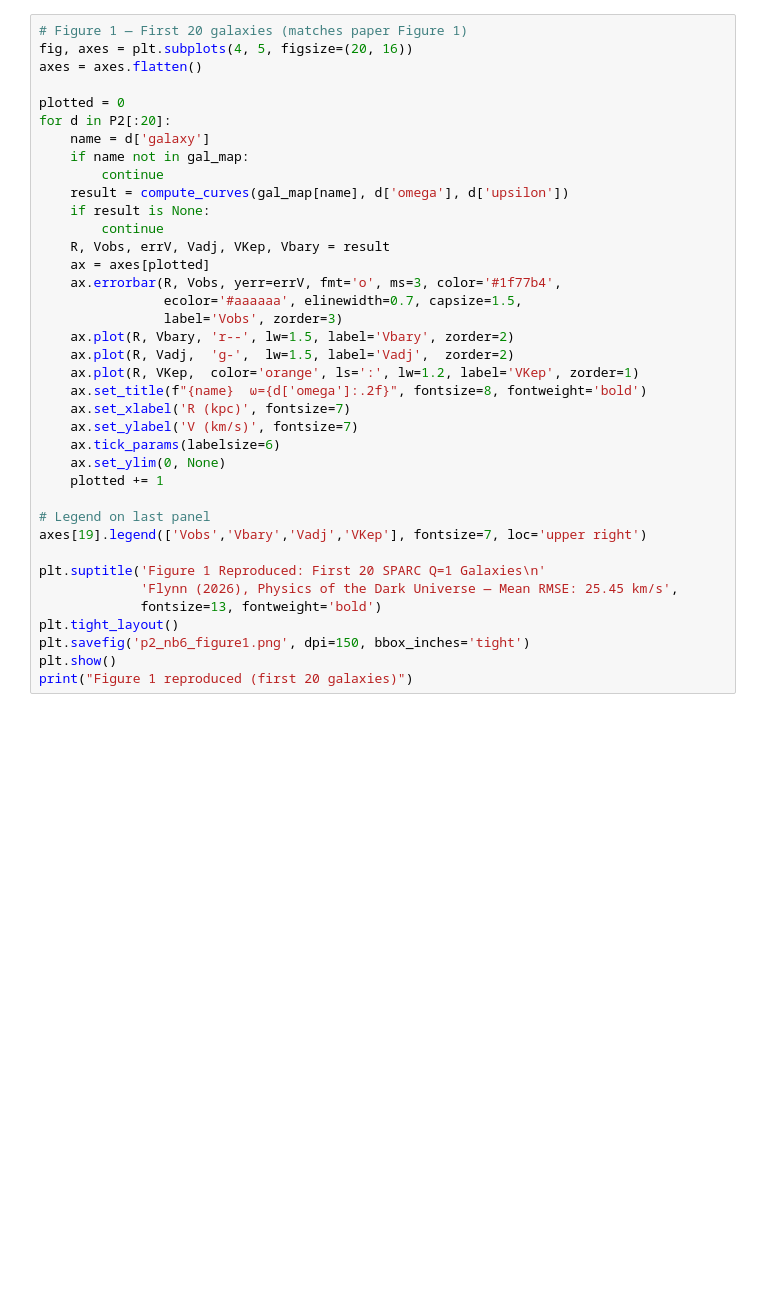
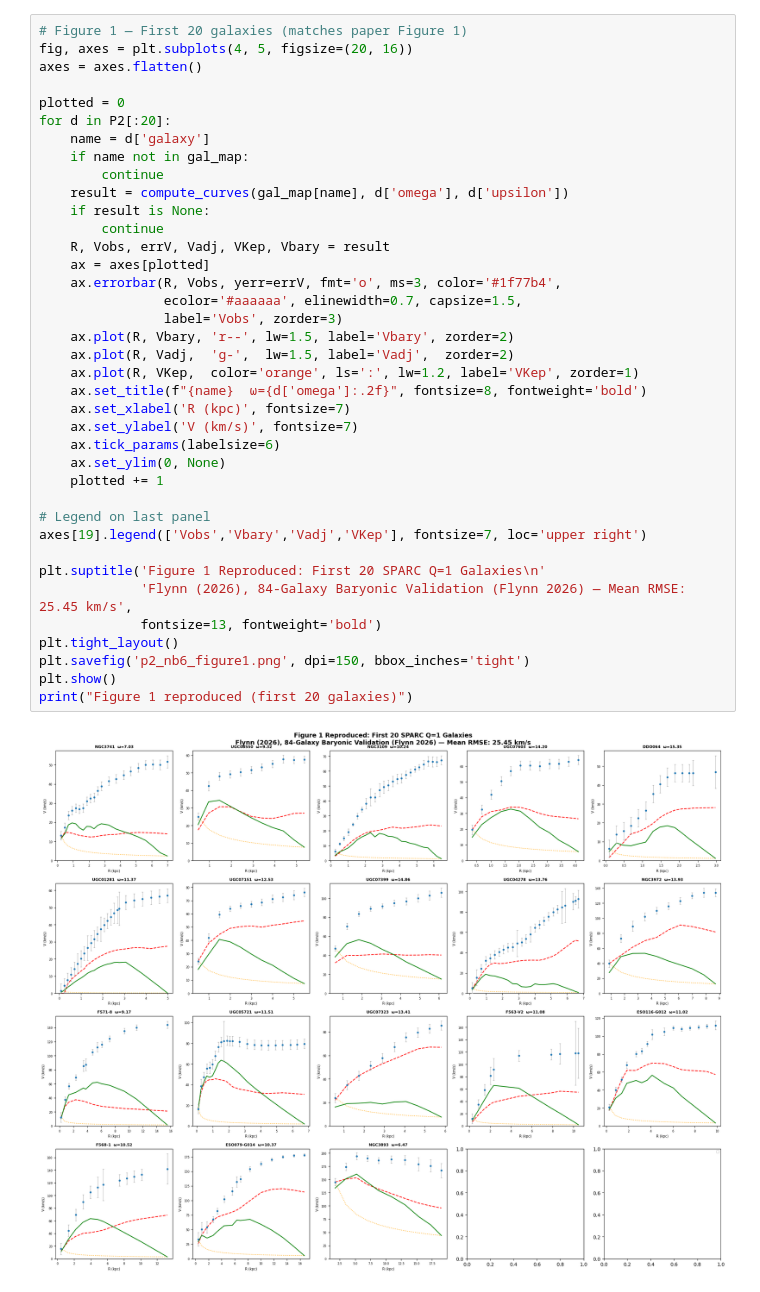
Before and after one commit to eps-research/rag-corpus-series, a Jupyter notebook: examples/paper2/p2_nb6_rotation_curve_gallery.ipynb, the cells around one changed output. Cells and saved outputs as stored; diff of their text form; blank space fills up the shorter version.

```diff
--- a/examples/paper2/p2_nb6_rotation_curve_gallery.ipynb
+++ b/examples/paper2/p2_nb6_rotation_curve_gallery.ipynb
@@ -87,31 +93,33 @@ for d in P2[:20]:
     name = d['galaxy']
     if name not in gal_map:
         continue
     result = compute_curves(gal_map[name], d['omega'], d['upsilon'])
     if result is None:
         continue
     R, Vobs, errV, Vadj, VKep, Vbary = result
     ax = axes[plotted]
     ax.errorbar(R, Vobs, yerr=errV, fmt='o', ms=3, color='#1f77b4',
                 ecolor='#aaaaaa', elinewidth=0.7, capsize=1.5,
                 label='Vobs', zorder=3)
     ax.plot(R, Vbary, 'r--', lw=1.5, label='Vbary', zorder=2)
     ax.plot(R, Vadj,  'g-',  lw=1.5, label='Vadj',  zorder=2)
     ax.plot(R, VKep,  color='orange', ls=':', lw=1.2, label='VKep', zorder=1)
     ax.set_title(f"{name}  ω={d['omega']:.2f}", fontsize=8, fontweight='bold')
     ax.set_xlabel('R (kpc)', fontsize=7)
     ax.set_ylabel('V (km/s)', fontsize=7)
     ax.tick_params(labelsize=6)
     ax.set_ylim(0, None)
     plotted += 1
 
 # Legend on last panel
 axes[19].legend(['Vobs','Vbary','Vadj','VKep'], fontsize=7, loc='upper right')
 
 plt.suptitle('Figure 1 Reproduced: First 20 SPARC Q=1 Galaxies\n'
-             'Flynn (2026), Physics of the Dark Universe — Mean RMSE: 25.45 km/s',
+             'Flynn (2026), 84-Galaxy Baryonic Validation (Flynn 2026) — Mean RMSE: 25.45 km/s',
              fontsize=13, fontweight='bold')
 plt.tight_layout()
 plt.savefig('p2_nb6_figure1.png', dpi=150, bbox_inches='tight')
 plt.show()
 print("Figure 1 reproduced (first 20 galaxies)")
+# %% [output]
+[figure, added]
```
Also changed, not shown: parts of 6 cells of this notebook, 14 other files.
